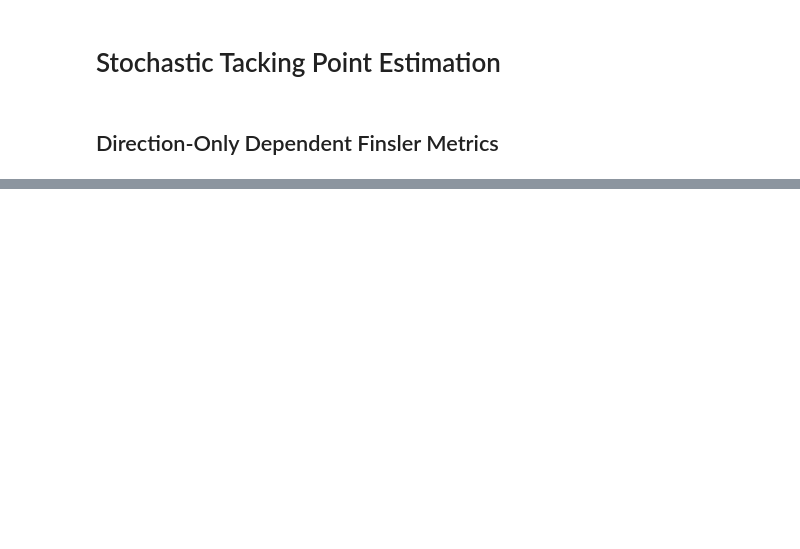
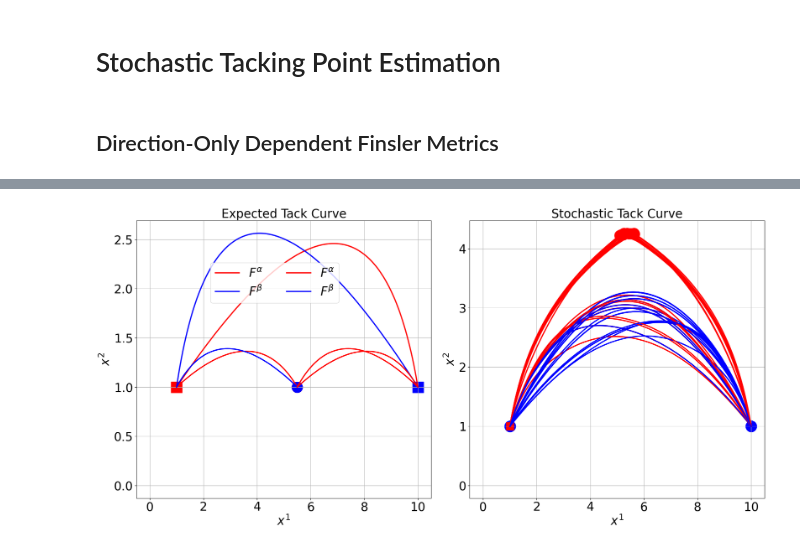
Before and after one commit to FrederikMR/zermelo_tacking, a Jupyter notebook: stochastic_tacking.ipynb, the cells around one changed output, grey strips where cells are left out. Saved outputs shown, nothing was run; the diff lists cells and outputs as text; code cells hidden in the pictures; blank space fills up the shorter version.

```diff
--- a/stochastic_tacking.ipynb
+++ b/stochastic_tacking.ipynb
@@ -239,2 +62,0 @@ with open(file_path, 'rb') as f:
-# %%
-t0, z0, zT, Malpha_expected, Mbeta_expected, tack_metrics, reverse_tack_metrics = load_stochastic_manifold("time_only")
@@ -427,6 +62,0 @@ onlyfiles = [f for f in os.listdir(save_path) if os.path.isfile(os.path.join(sav
-# %%
-file_path = ''.join((save_path, onlyfiles[0]))
-with open(file_path, 'rb') as f:
-    curves = pickle.load(f)
-# %%
-t0, z0, zT, Malpha_expected, Mbeta_expected, tack_metrics, reverse_tack_metrics = load_stochastic_manifold("poincarre")
@@ -612,0 +63,31 @@ plt.show()
+# %%
+expected_zs = curves['ExpectedGeodesic']['zs']
+expected_zs_reverse = curves['ExpectedReverseGeodesic']['zs']
+expected_tack_curve = curves['ExpectedTacking']['zs']
+expected_reverse_tack_curve = curves['ExpectedReverseTacking']['zs']
+
+stochastic_zs = jnp.stack([curves[f'Geodesic{i}']['zs'] for i in range(N_sim)])
+stochastic_zs_reverse = jnp.stack([curves[f'ReverseGeodesic{i}']['zs'] for i in range(N_sim)])
+stochastic_tack_curve = jnp.stack([curves[f'Tacking{i}_1']['zs'] for i in range(N_sim)])
+stochastic_reverse_tack_curve = jnp.stack([curves[f'ReverseTacking{i}_1']['zs'] for i in range(N_sim)])
+# %%
+fig = Plots.plot_stochastic_tacking(z0,
+                             zT,
+                             T,
+                              expected_zs,
+                                expected_zs_reverse,
+                                expected_tack_curve,
+                                expected_reverse_tack_curve,
+                                stochastic_zs,
+                                stochastic_zs_reverse,
+                                stochastic_tack_curve,
+                                stochastic_reverse_tack_curve,
+                                indicatrix_alpha=None,
+                                indicatrix_beta=None,
+                                xscales=None,
+                                yscales=None,
+                                equal_frame=False,
+                                save_path=f'{figure_path}stochastic_{curve_name}.pdf',
+                             )
+# %% [output]
+[figure, added]
```
Also changed, not shown: parts of 21 cells of this notebook, 7 other files.
